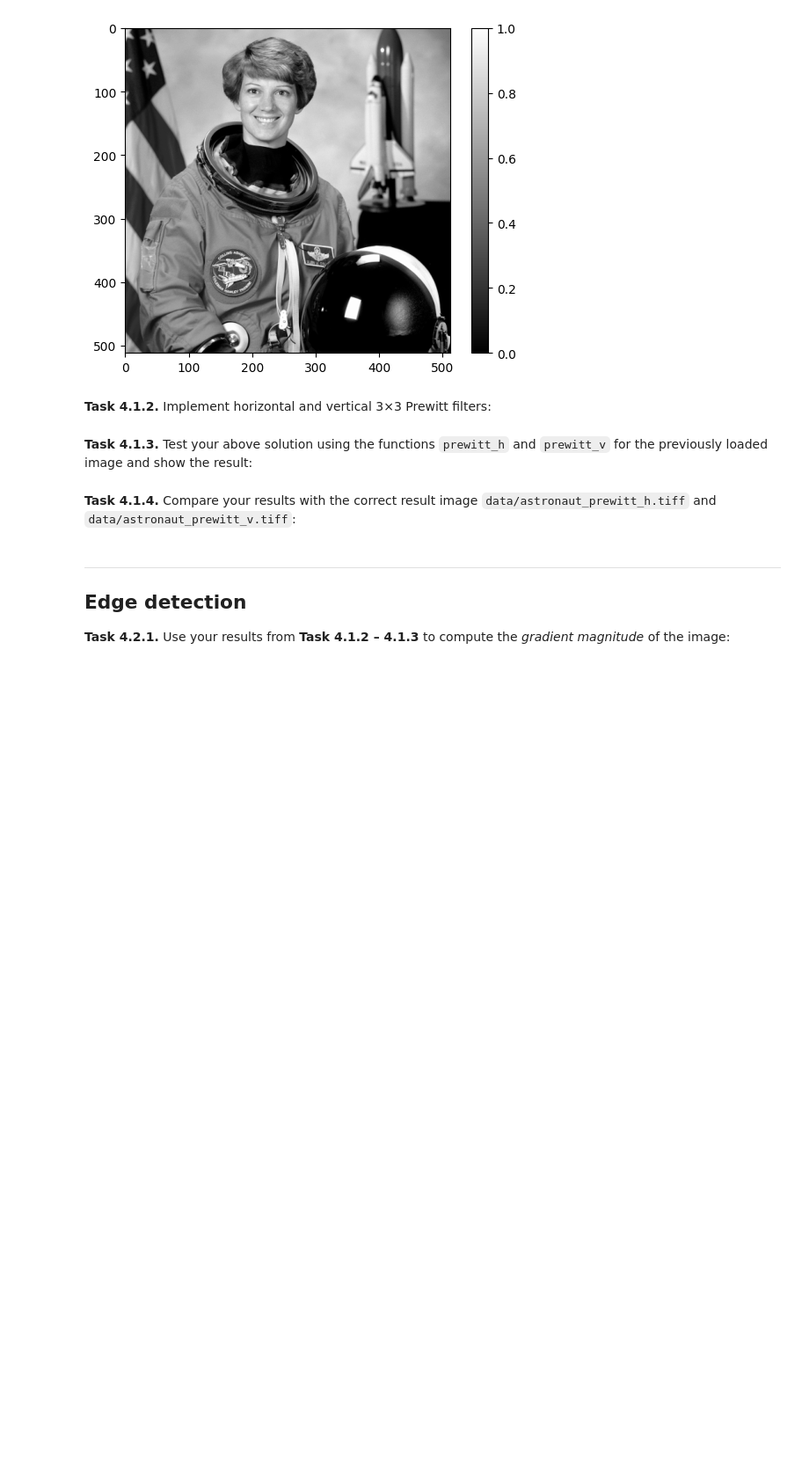
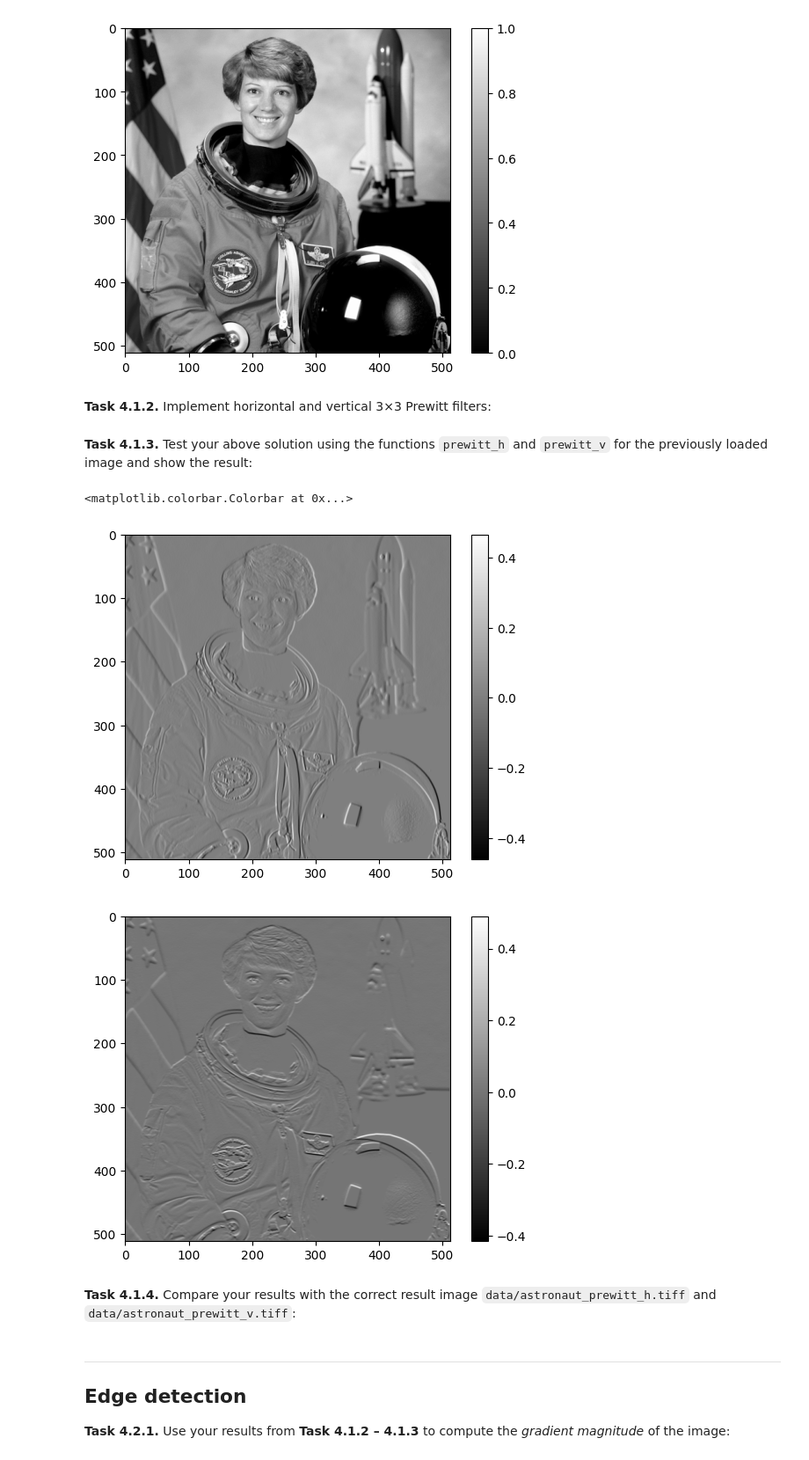
Before and after one commit to annalina2609/mobi-fs3-python, a Jupyter notebook: task4.ipynb, the cells around one changed output. Shown at 88% size. Saved outputs shown, nothing was run; the diff lists cells and outputs as text; code cells hidden in the pictures; blank space fills up the shorter version.

```diff
--- a/task4.ipynb
+++ b/task4.ipynb
@@ -27,4 +21,46 @@ def prewitt_v(img):
+# %%
+def prewitt_h(img):
+    result = numpy.zeros(img.shape)
+    n = (3 - 1) // 2
+    for p in numpy.ndindex(img.shape):
+        neighborhood_sum = 0
+        if p[0]-n >= 0 and p[1]-n >= 0 and p[0]+n < img.shape[0] and p[1]+n < img.shape[1]:
+            for q in numpy.ndindex(3, 3):
+                if q[1] == 0:  # q == (0,0) or q == (1,0) or q == (2,0)
+                    neighborhood_sum = neighborhood_sum + ((-1/6)*img[p[0]-n+q[0],p[1]-n+q[1]])
+                elif q[1] == 2:   #q == (0,2) or q == (1,2) or q == (2,2)
+                    neighborhood_sum = neighborhood_sum + ((1/6)*img[p[0]-n+q[0],p[1]-n+q[1]])
+            result[p] = neighborhood_sum
+    return result
+
+def prewitt_v(img):
+    result = numpy.zeros(img.shape)
+    n = (3 - 1) // 2
+    for p in numpy.ndindex(img.shape):
+        neighborhood_sum = 0
+        if p[0]-n >= 0 and p[1]-n >= 0 and p[0]+n < img.shape[0] and p[1]+n < img.shape[1]:
+            for q in numpy.ndindex(3, 3):
+                if q[0] == 0: #q == (0,0) or q == (0,1) or q == (0,2)
+                    neighborhood_sum = neighborhood_sum + ((-1/6)*img[p[0]-n+q[0],p[1]-n+q[1]])
+                elif q[0] == 2: #q == (2,0) or q == (2,1) or q == (2,2)
+                    neighborhood_sum = neighborhood_sum + ((1/6)*img[p[0]-n+q[0],p[1]-n+q[1]])
+            result[p] = neighborhood_sum
+    return result
 # %% [markdown]
 **<a id="#">Task 4.1.3.</a>** Test your above solution using the functions `prewitt_h` and `prewitt_v` for the previously loaded image and show the result:
+# %%
+plt.figure()
+prewitt_h_img = prewitt_h(img)
+plt.imshow(prewitt_h_img,'gray')
+plt.colorbar()
+
+plt.figure()
+prewitt_v_img = prewitt_v(img)
+plt.imshow(prewitt_v_img,'gray')
+plt.colorbar()
+# %% [output]
+<matplotlib.colorbar.Colorbar at 0x...>
+[figure, added]
+[figure, added]
 # %% [markdown]
 **<a id="#">Task 4.1.4.</a>** Compare your results with the correct result image `data/astronaut_prewitt_h.tiff` and `data/astronaut_prewitt_v.tiff`:
```
Also changed, not shown: parts of 4 cells of this notebook.
